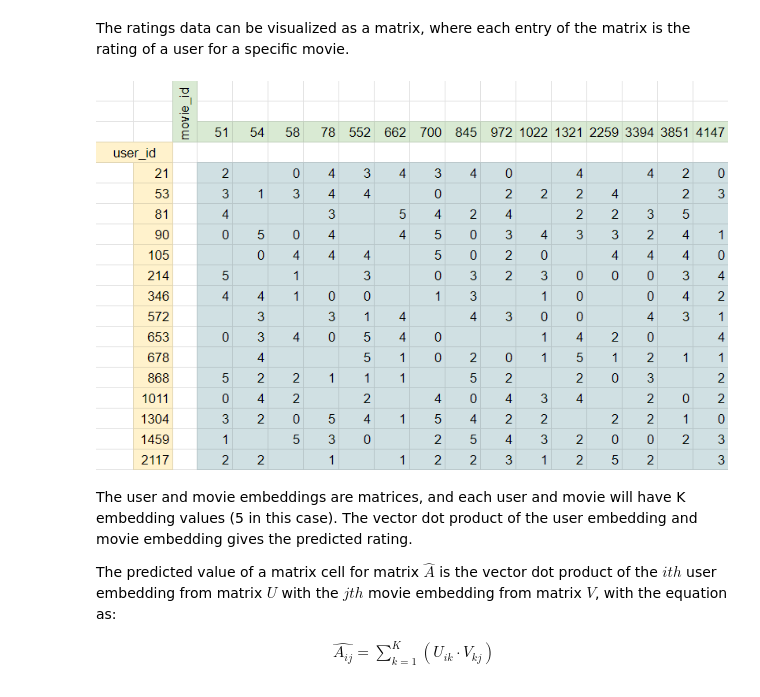
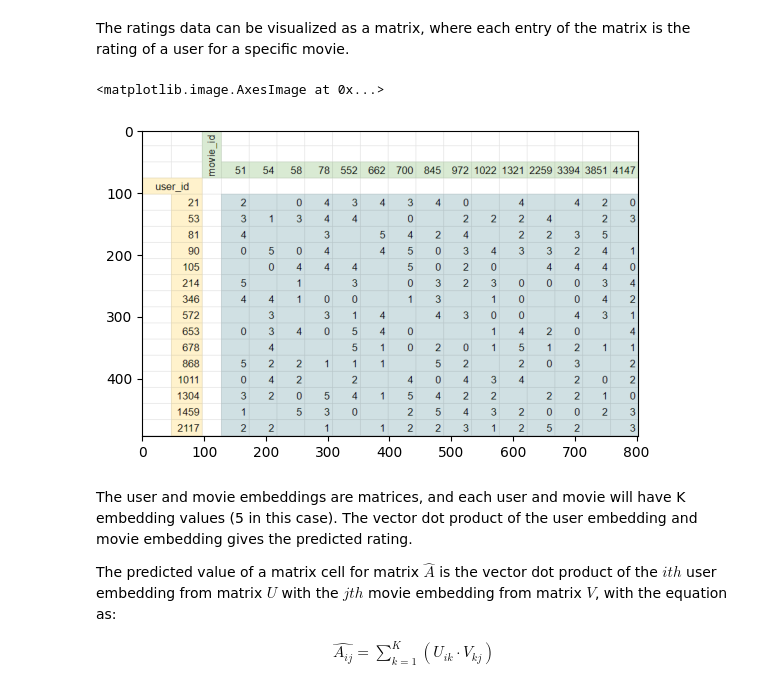
Before and after one commit to josephtkim/ml-from-scratch, a Jupyter notebook: Collaborative Filtering/Collaborative_Filtering_Movielens.ipynb, the cells around one changed output. Cells and saved outputs as stored; diff of their text form; code cells hidden in the pictures.

```diff
--- a/Collaborative Filtering/Collaborative_Filtering_Movielens.ipynb
+++ b/Collaborative Filtering/Collaborative_Filtering_Movielens.ipynb
@@ -23,10 +21,11 @@ In this approach, we try to learn the underlying qualities, or embeddings, of th
 # %% [markdown]
 The ratings data can be visualized as a matrix, where each entry of the matrix is the rating of a user for a specific movie.
 # %%
-image1 = Image.open(DIR + "/matrix_ratings_example.png")
-image1.show()
+image1 = Image.open("./matrix_ratings_example.png")
+plt.imshow(image1)
 # %% [output]
+<matplotlib.image.AxesImage at 0x...>
-[figure, old version]
+[figure, new version]
 # %% [markdown]
 The user and movie embeddings are matrices, and each user and movie will have K embedding values (5 in this case). The vector dot product of the user embedding and movie embedding gives the predicted rating.
 
```
Also changed, not shown: parts of 2 cells of this notebook.
